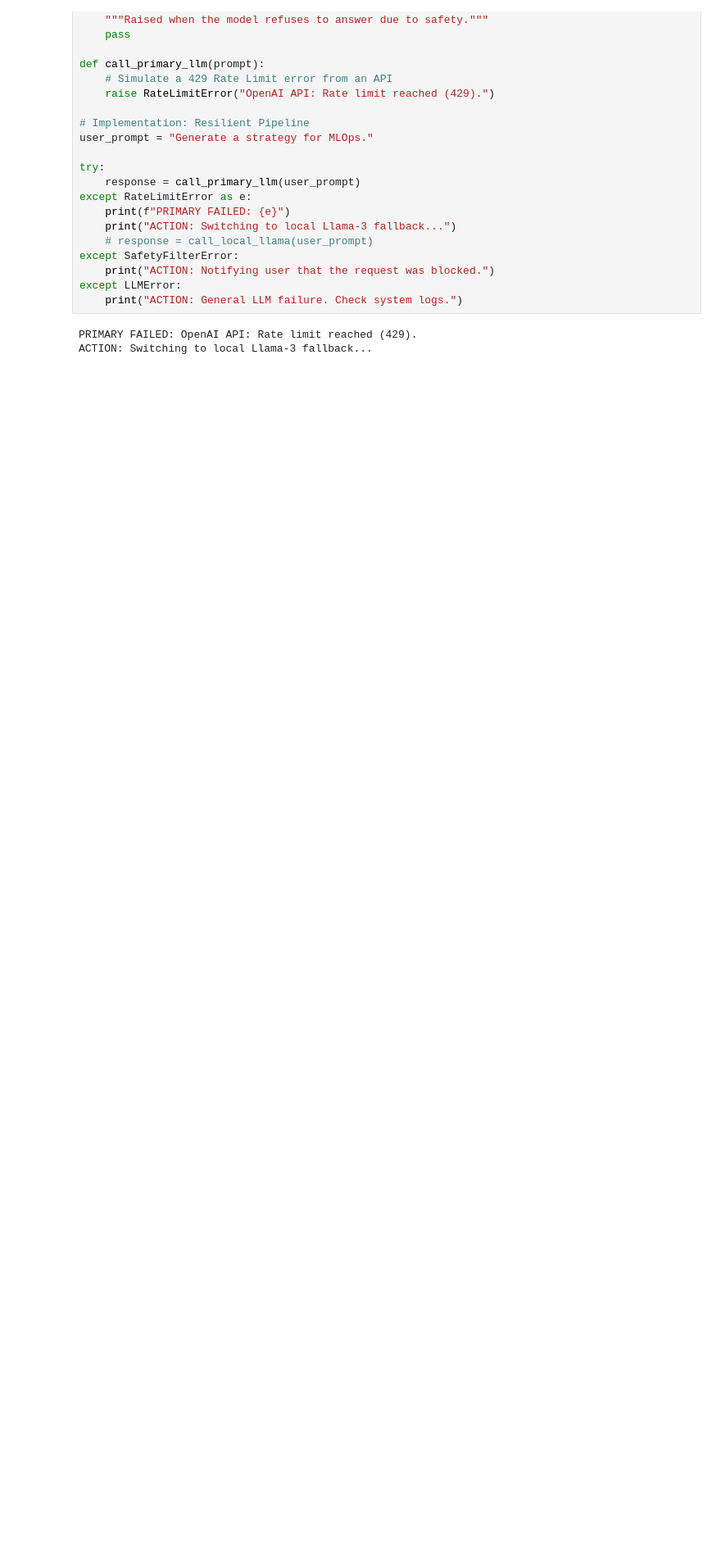
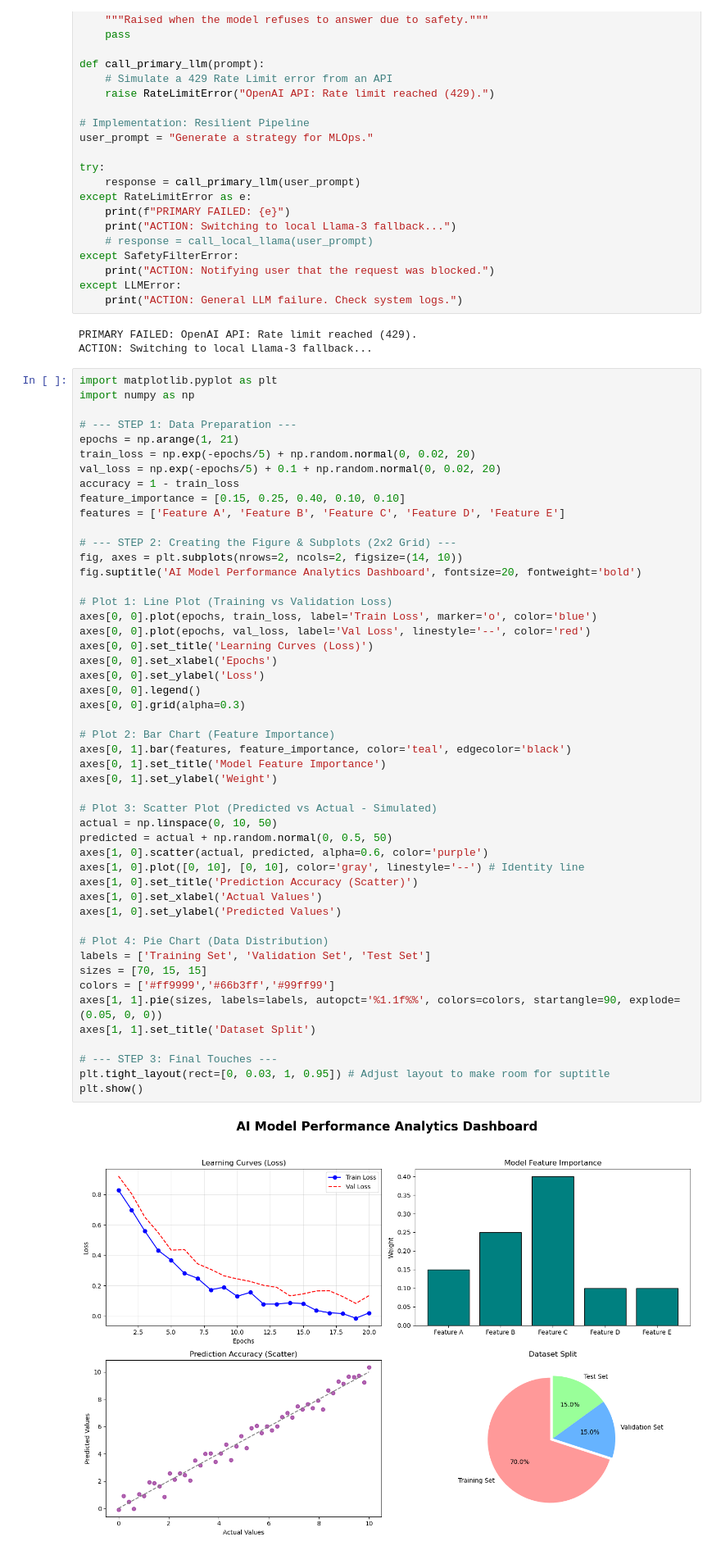
Before and after one commit to Rohit-03-19/DATA-SCIENCE, a Jupyter notebook: Practice/revision2.ipynb, the cells around one changed output. Shown at 82% size. Saved outputs shown, nothing was run; the diff lists cells and outputs as text; blank space fills up the shorter version.

```diff
--- a/Practice/revision2.ipynb
+++ b/Practice/revision2.ipynb
@@ -686,3 +687,54 @@ except LLMError:
 # %% [output]
 PRIMARY FAILED: OpenAI API: Rate limit reached (429).
 ACTION: Switching to local Llama-3 fallback...
+# %%
+import matplotlib.pyplot as plt
+import numpy as np
+
+# --- STEP 1: Data Preparation ---
+epochs = np.arange(1, 21)
+train_loss = np.exp(-epochs/5) + np.random.normal(0, 0.02, 20)
+val_loss = np.exp(-epochs/5) + 0.1 + np.random.normal(0, 0.02, 20)
+accuracy = 1 - train_loss
+feature_importance = [0.15, 0.25, 0.40, 0.10, 0.10]
+features = ['Feature A', 'Feature B', 'Feature C', 'Feature D', 'Feature E']
+
+# --- STEP 2: Creating the Figure & Subplots (2x2 Grid) ---
+fig, axes = plt.subplots(nrows=2, ncols=2, figsize=(14, 10))
+fig.suptitle('AI Model Performance Analytics Dashboard', fontsize=20, fontweight='bold')
+
+# Plot 1: Line Plot (Training vs Validation Loss)
+axes[0, 0].plot(epochs, train_loss, label='Train Loss', marker='o', color='blue')
+axes[0, 0].plot(epochs, val_loss, label='Val Loss', linestyle='--', color='red')
+axes[0, 0].set_title('Learning Curves (Loss)')
+axes[0, 0].set_xlabel('Epochs')
+axes[0, 0].set_ylabel('Loss')
+axes[0, 0].legend()
+axes[0, 0].grid(alpha=0.3)
+
+# Plot 2: Bar Chart (Feature Importance)
+axes[0, 1].bar(features, feature_importance, color='teal', edgecolor='black')
+axes[0, 1].set_title('Model Feature Importance')
+axes[0, 1].set_ylabel('Weight')
+
+# Plot 3: Scatter Plot (Predicted vs Actual - Simulated)
+actual = np.linspace(0, 10, 50)
+predicted = actual + np.random.normal(0, 0.5, 50)
+axes[1, 0].scatter(actual, predicted, alpha=0.6, color='purple')
+axes[1, 0].plot([0, 10], [0, 10], color='gray', linestyle='--') # Identity line
+axes[1, 0].set_title('Prediction Accuracy (Scatter)')
+axes[1, 0].set_xlabel('Actual Values')
+axes[1, 0].set_ylabel('Predicted Values')
+
+# Plot 4: Pie Chart (Data Distribution)
+labels = ['Training Set', 'Validation Set', 'Test Set']
+sizes = [70, 15, 15]
+colors = ['#ff9999','#66b3ff','#99ff99']
+axes[1, 1].pie(sizes, labels=labels, autopct='%1.1f%%', colors=colors, startangle=90, explode=(0.05, 0, 0))
+axes[1, 1].set_title('Dataset Split')
+
+# --- STEP 3: Final Touches ---
+plt.tight_layout(rect=[0, 0.03, 1, 0.95]) # Adjust layout to make room for suptitle
+plt.show()
+# %% [output]
+[figure, added]
```
Also changed, not shown: parts of 3 cells of this notebook, 1 other file.
